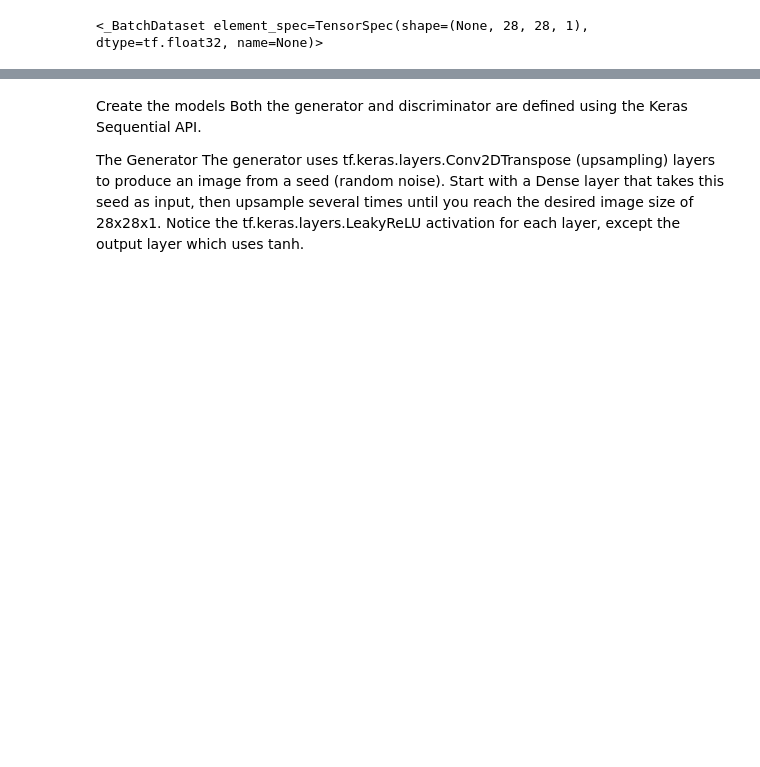
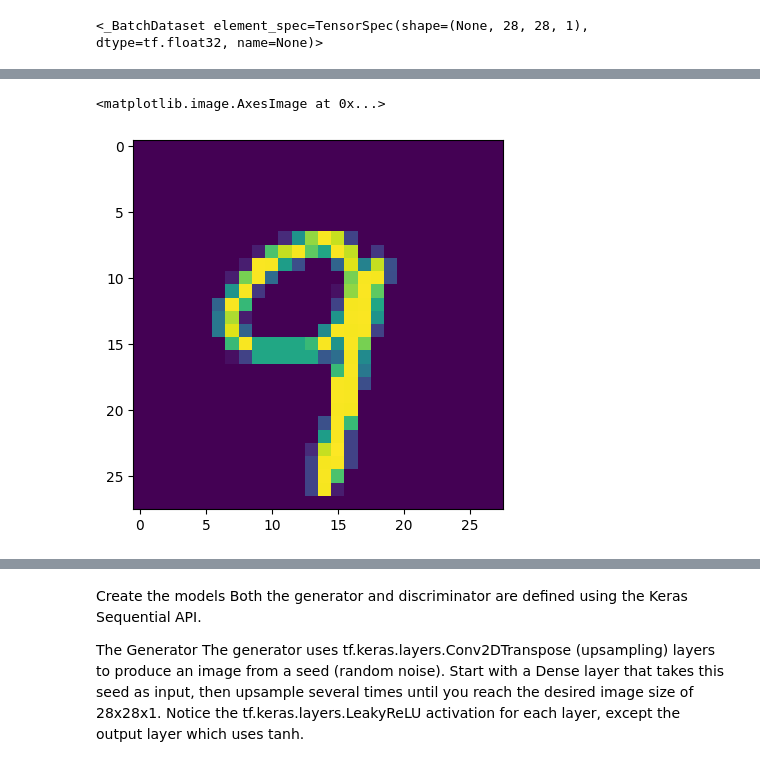
Before and after one commit to SAMANTA1401/deep_learning_tensorflow, a Jupyter notebook: CV/gan.ipynb, the cells around one changed output, grey strips where cells are left out. Drawn from its saved outputs; the diff is of its cells as text; code cells hidden in the pictures; blank space fills up the shorter version.

```diff
--- a/CV/gan.ipynb
+++ b/CV/gan.ipynb
@@ -48,3 +99,5 @@ train_dataset = tf.data.Dataset.from_tensor_slices(train_images).shuffle(BUFFER_
 train_dataset
 # %% [output]
 <_BatchDataset element_spec=TensorSpec(shape=(None, 28, 28, 1), dtype=tf.float32, name=None)>
+# %%
+real_image = next(iter(train_dataset))
@@ -50,0 +124,5 @@ train_dataset
+# %%
+plt.imshow(real_image[0])
+# %% [output]
+<matplotlib.image.AxesImage at 0x...>
+[figure, added]
```
Also changed, not shown: parts of 50 cells of this notebook.
